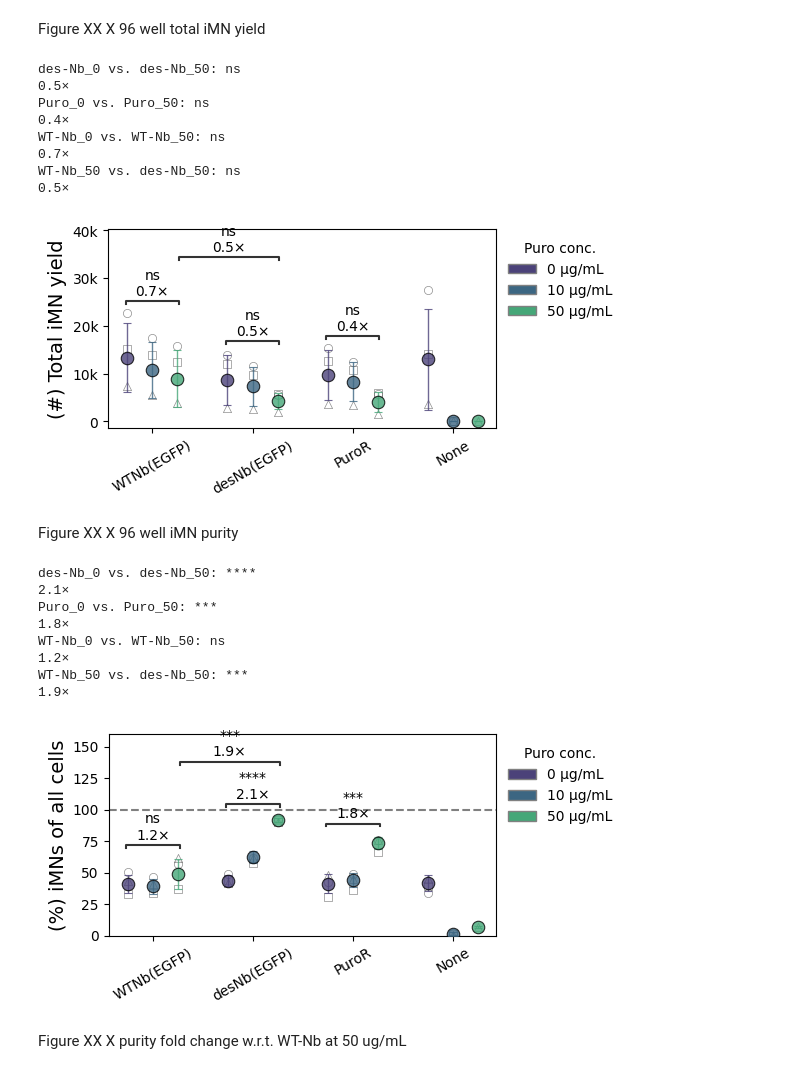
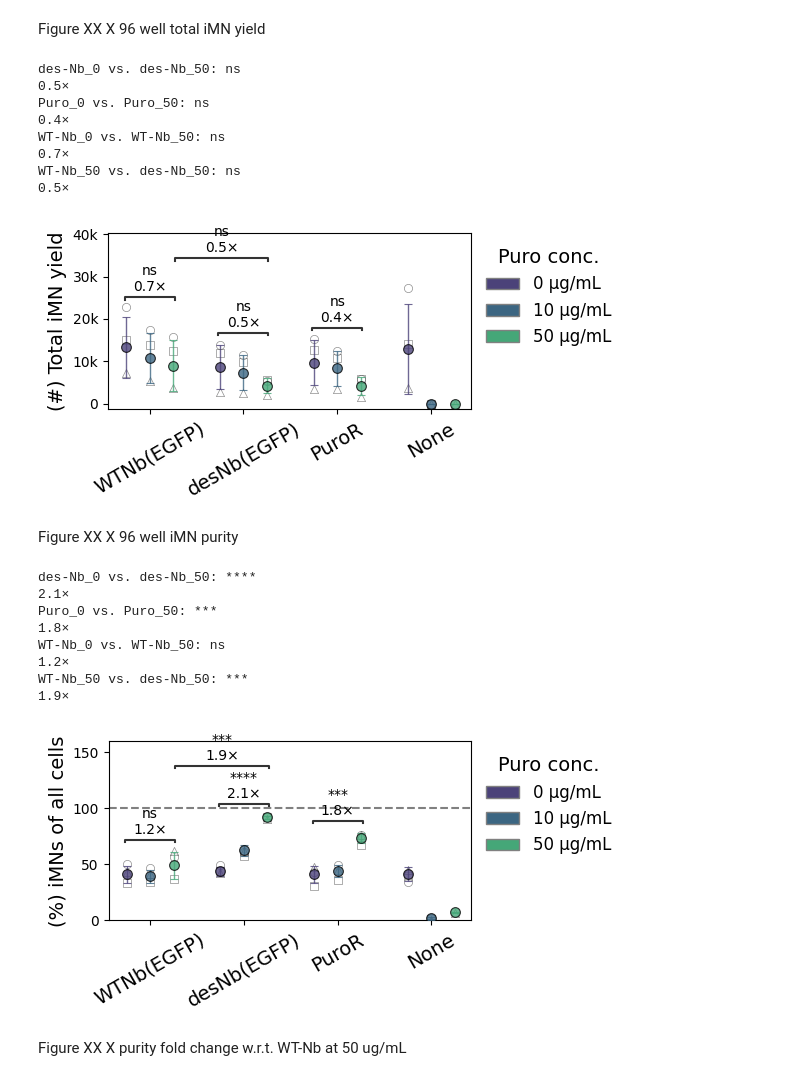
Before and after one commit to GallowayLabMIT/dasit_manuscript, a Jupyter notebook: Figure_XX_iMN/6_iMN_purify.ipynb, the cells around one changed output. Drawn from its saved outputs; the diff is of its cells as text; code cells hidden in the pictures.

Commit message:
updating iMN plots

```diff
--- a/Figure_XX_iMN/6_iMN_purify.ipynb
+++ b/Figure_XX_iMN/6_iMN_purify.ipynb
@@ -76,6 +76,19 @@ df.loc[df['eGFP-H'] <=0, 'eGFP-H'] = 1
 df = df.astype({'puro_conc': 'int'})
 # %%
 figpath = "C:/Users/Grad2024/Downloads/"
+# %%
+output_path = rd.rootdir/'output'/'Figure_XX_iMN'
+# %%
+#universal plotting parameters
+yaxis_fontsize = 14
+xaxis_fontsize = 14
+title_fontsize = 16
+legend_title_fontsize = 14
+legend_fontsize = 12
+alpha_main = 0.8
+alpha_biorep = 0.45
+dot_size = 7
+palette = ['#4B4279', '#3C6682', '#45A778', '#8FC456']
 # %% [markdown]
 visualizing GFP distributions for gating
 # %%
@@ -331,7 +335,7 @@ for rep, marker in markers.items():
                 facecolor='white',
                 edgecolor='black',
                 linewidth=0.5,
-                alpha=0.45,
+                alpha=alpha_biorep,
                 zorder=2
             )
 
@@ -356,9 +360,9 @@ for i, cond in enumerate(order):
             row['mean'].iloc[0],
             yerr=row['sd'].iloc[0],
             fmt='o',
-            markersize=9,
+            markersize=dot_size,
             color=colors[puro],
-            alpha=0.8,
+            alpha=alpha_main,
             mec='black',
             mew=0.8,
             capsize=3,
@@ -368,8 +372,8 @@ for i, cond in enumerate(order):
 
 #Formatting
 
-ax.yaxis.set_label_text('(#) Total iMN yield', fontsize=14)
-ax.xaxis.set_label_text('')
+ax.yaxis.set_label_text('(#) Total iMN yield', fontsize=yaxis_fontsize)
+ax.xaxis.set_label_text('', fontsize=xaxis_fontsize)
 
 ax.yaxis.set_major_formatter(
     matplotlib.ticker.FuncFormatter(
@@ -388,7 +392,7 @@ label_map = {
 
 ax.set_xticklabels(
     [label_map[t] for t in order],
-    rotation=30
+    rotation=30, fontsize =xaxis_fontsize
 )
 
 
@@ -407,7 +411,7 @@ ax.legend(
     title='Puro conc.',
     loc='upper left',
     bbox_to_anchor=(1,1),
-    frameon=False
+    frameon=False, fontsize=legend_fontsize, title_fontsize=legend_title_fontsize
 )
 
 
@@ -465,35 +469,35 @@ annotator = Annotator(
     y=y,
     hue=hue,
     order=order,
     hue_order=hue_order,
 )
 
 annotator.configure(
     test='t-test_ind',
     text_format='full',
     loc='inside',
     line_height=0.02,
     text_offset=2
 )
 
 annotator.set_custom_annotations(annotations)
 annotator.annotate()
 
 
 fig.tight_layout()
 
 plottitle = 'Figure_XX_iMN_6_count.svg'
-plt.savefig(figpath + plottitle, bbox_inches='tight')
+plt.savefig(rd.outfile(output_path/plottitle),bbox_inches='tight')
 # %% [output]
 des-Nb_0 vs. des-Nb_50: ns
 0.5×
 Puro_0 vs. Puro_50: ns
 0.4×
 WT-Nb_0 vs. WT-Nb_50: ns
 0.7×
 WT-Nb_50 vs. des-Nb_50: ns
 0.5×
-[figure, old version]
+[figure, new version]
 # %% [markdown]
 Figure XX X 96 well iMN purity
 # %%
@@ -563,7 +567,7 @@ for rep, marker in markers.items():
                 facecolor='white',
                 edgecolor='black',
                 linewidth=0.5,
-                alpha=0.45,
+                alpha=alpha_biorep,
                 zorder=2
             )
 
@@ -588,9 +592,9 @@ for i, cond in enumerate(order):
             row['mean'].iloc[0],
             yerr=row['sd'].iloc[0],
             fmt='o',
-            markersize=9,
+            markersize=dot_size,
             color=colors[puro],
-            alpha=0.8,
+            alpha=alpha_main,
             mec='black',
             mew=0.8,
             capsize=3,
@@ -600,8 +604,8 @@ for i, cond in enumerate(order):
 
 #Formatting
 
-ax.yaxis.set_label_text('(%) iMNs of all cells', fontsize=14)
-ax.xaxis.set_label_text('')
+ax.yaxis.set_label_text('(%) iMNs of all cells', fontsize=yaxis_fontsize)
+ax.xaxis.set_label_text('', fontsize=xaxis_fontsize)
 
 ax.yaxis.set_major_formatter(
     matplotlib.ticker.FuncFormatter(
@@ -622,7 +626,7 @@ label_map = {
 
 ax.set_xticklabels(
     [label_map[t] for t in order],
-    rotation=30
+    rotation=30, fontsize=xaxis_fontsize
 )
 
 
@@ -641,7 +645,7 @@ ax.legend(
     title='Puro conc.',
     loc='upper left',
     bbox_to_anchor=(1,1),
-    frameon=False
+    frameon=False, fontsize=legend_fontsize, title_fontsize=legend_title_fontsize
 )
 
 
@@ -723,7 +727,7 @@ annotator.annotate()
 fig.tight_layout()
 
 plottitle = 'Figure_XX_iMN_6_purity.svg'
-plt.savefig(figpath + plottitle, bbox_inches='tight')
+plt.savefig(rd.outfile(output_path/plottitle),bbox_inches='tight')
 # %% [output]
 des-Nb_0 vs. des-Nb_50: ****
 2.1×
@@ -733,7 +737,7 @@ WT-Nb_0 vs. WT-Nb_50: ns
 1.2×
 WT-Nb_50 vs. des-Nb_50: ***
 1.9×
-[figure, old version]
+[figure, new version]
 # %% [markdown]
 Figure XX X purity fold change w.r.t. WT-Nb at 50 ug/mL
 # %%
```
Also changed, not shown: parts of 4 cells of this notebook.
